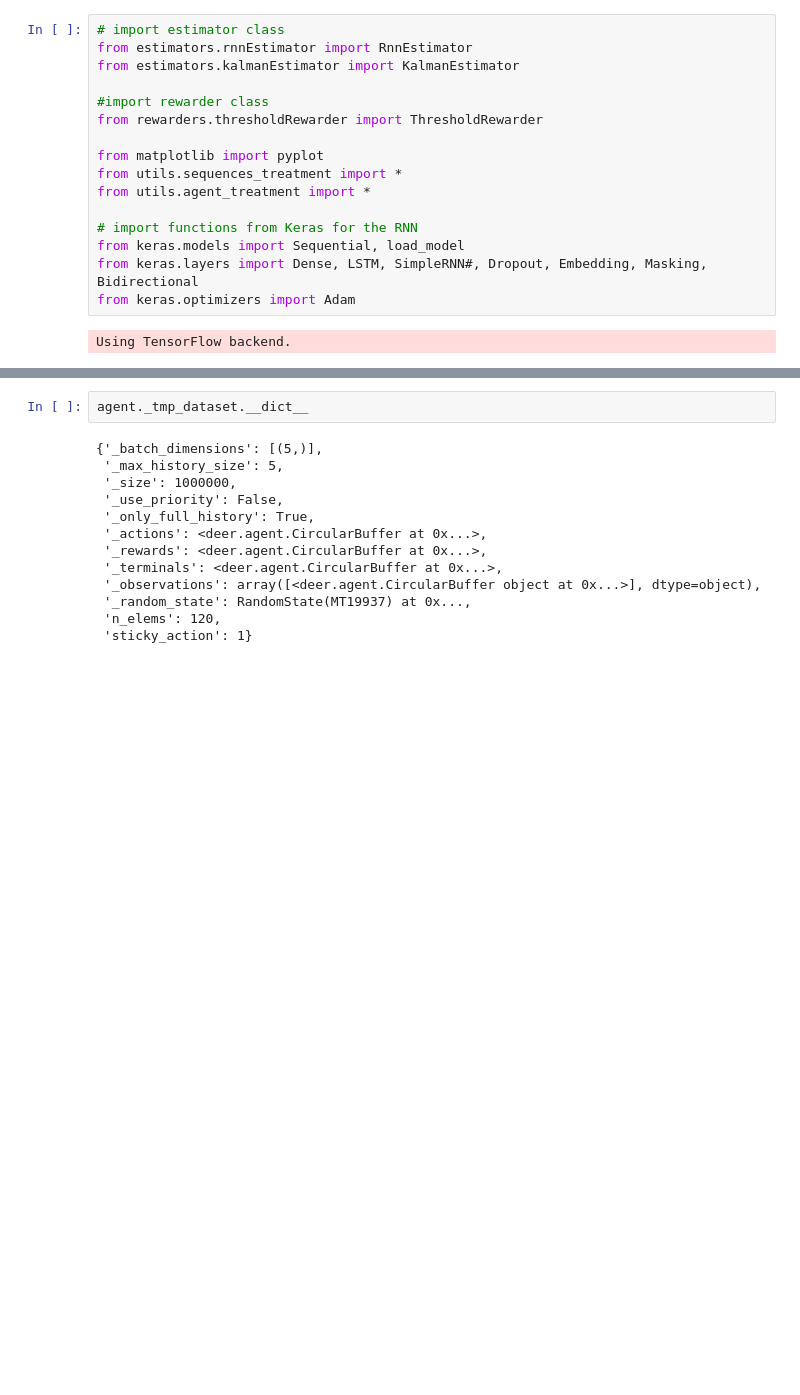
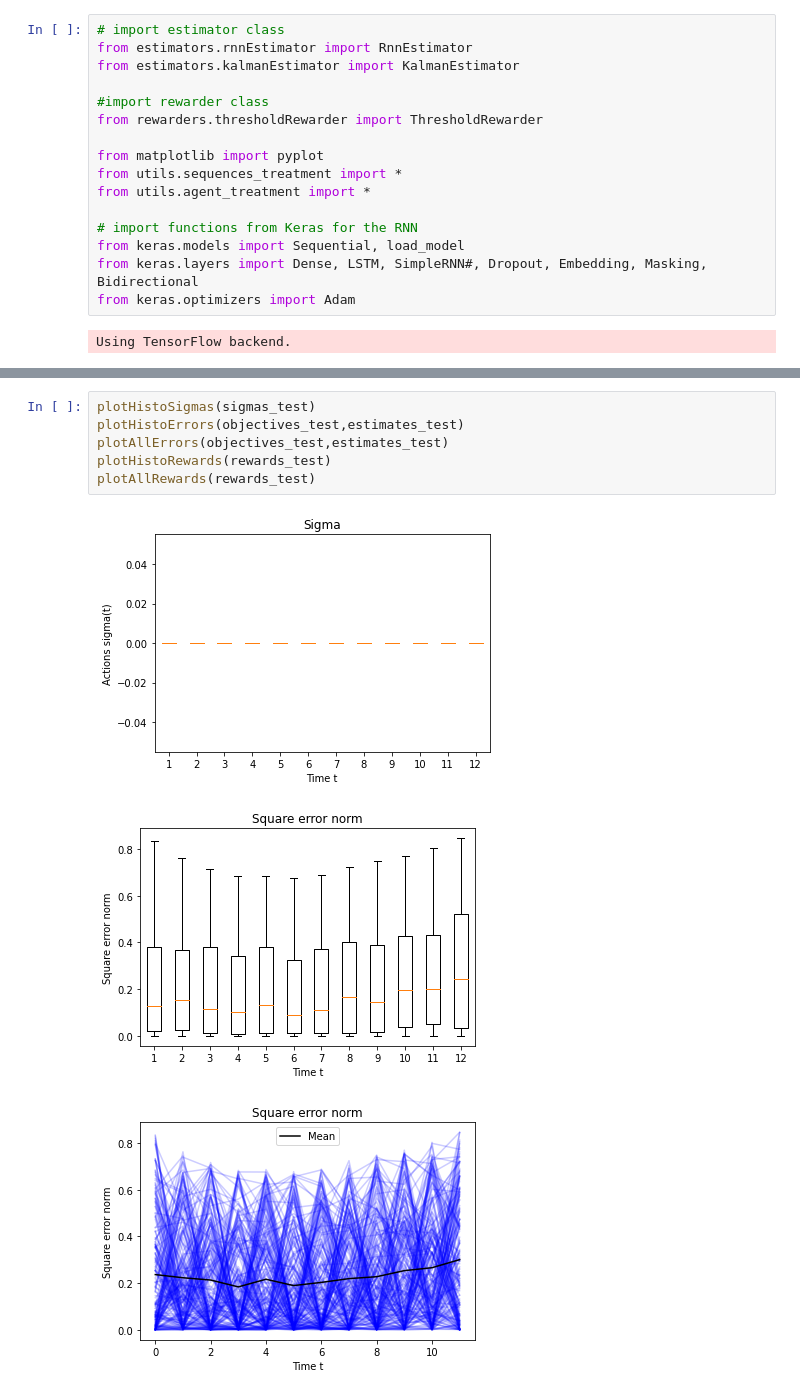
Before and after one commit to aaspeel/optiMeasRL, a Jupyter notebook: RL.ipynb, the cells around one changed output, grey strips where cells are left out. Drawn from its saved outputs; the diff is of its cells as text; blank space fills up the shorter version.

```diff
--- a/RL.ipynb
+++ b/RL.ipynb
@@ -180,15 +192,10 @@ plotErrors(objectives_test,estimates_test,sigmas_test,idx_sample=idx_sample)
-# %%
-agent._tmp_dataset.__dict__
-# %% [output]
-{'_batch_dimensions': [(5,)],
- '_max_history_size': 5,
- '_size': 1000000,
- '_use_priority': False,
- '_only_full_history': True,
- '_actions': <deer.agent.CircularBuffer at 0x...>,
- '_rewards': <deer.agent.CircularBuffer at 0x...>,
- '_terminals': <deer.agent.CircularBuffer at 0x...>,
- '_observations': array([<deer.agent.CircularBuffer object at 0x...>], dtype=object),
- '_random_state': RandomState(MT19937) at 0x...,
- 'n_elems': 120,
- 'sticky_action': 1}
+# %%
+plotHistoSigmas(sigmas_test)
+plotHistoErrors(objectives_test,estimates_test)
+plotAllErrors(objectives_test,estimates_test)
+plotHistoRewards(rewards_test)
+plotAllRewards(rewards_test)
+# %% [output]
+[figure, added]
+[figure, added]
+[figure, added]
```
Also changed, not shown: parts of 10 cells of this notebook, 6 other files.
